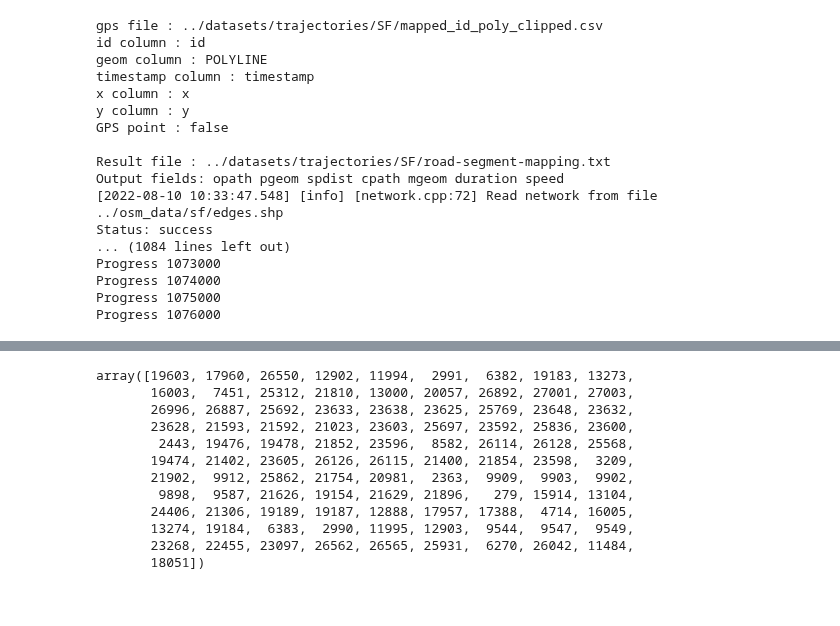
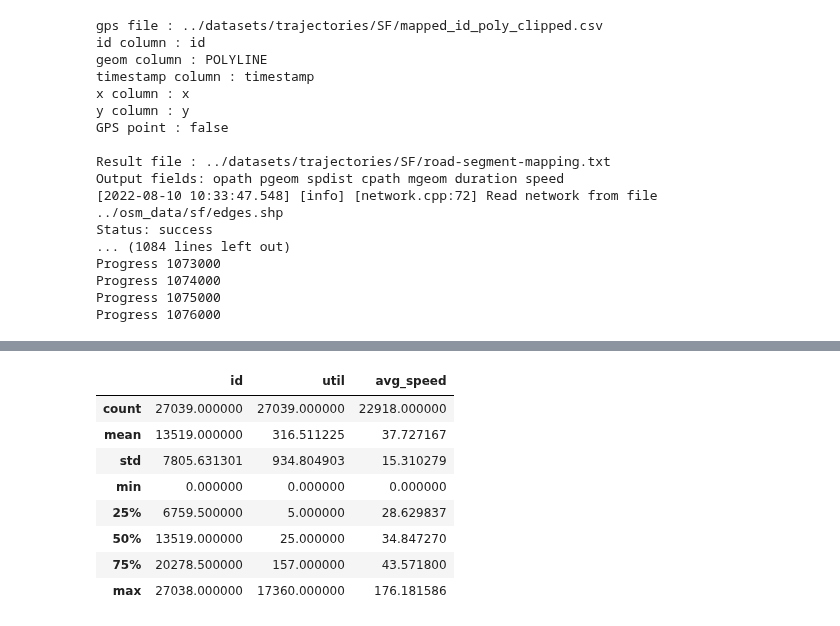
Before and after one commit to SwiftPredator/Trajectory-based-Road-Network-Representation-Learning, a Jupyter notebook: experiments/preprocess_sanfrancisco.ipynb, the cells around one changed output, grey strips where cells are left out. Cells and saved outputs as stored; diff of their text form; code cells hidden in the pictures.

```diff
--- a/experiments/preprocess_sanfrancisco.ipynb
+++ b/experiments/preprocess_sanfrancisco.ipynb
@@ -204,17 +199,7 @@ min           2.000000
 max       31286.000000
 Name: travel_time, dtype: float64
-# %%
-dft.iloc[dft["travel_time"].argmax()]["seg_seq"]
-# %% [output]
-array([19603, 17960, 26550, 12902, 11994,  2991,  6382, 19183, 13273,
-       16003,  7451, 25312, 21810, 13000, 20057, 26892, 27001, 27003,
-       26996, 26887, 25692, 23633, 23638, 23625, 25769, 23648, 23632,
-       23628, 21593, 21592, 21023, 23603, 25697, 23592, 25836, 23600,
-        2443, 19476, 19478, 21852, 23596,  8582, 26114, 26128, 25568,
-       19474, 21402, 23605, 26126, 26115, 21400, 21854, 23598,  3209,
-       21902,  9912, 25862, 21754, 20981,  2363,  9909,  9903,  9902,
-        9898,  9587, 21626, 19154, 21629, 21896,   279, 15914, 13104,
-       24406, 21306, 19189, 19187, 12888, 17957, 17388,  4714, 16005,
-       13274, 19184,  6383,  2990, 11995, 12903,  9544,  9547,  9549,
-       23268, 22455, 23097, 26562, 26565, 25931,  6270, 26042, 11484,
-       18051])
+# %%
+"""
+Generate traj features
+"""
+features = traj.generate_speed_features(network)
@@ -220,0 +208,12 @@ array([19603, 17960, 26550, 12902, 11994,  2991,  6382, 19183, 13273,
+# %%
+features.describe()
+# %% [output]
+|  | id | util | avg_speed |
+| count | 27039.000000 | 27039.000000 | 22918.000000 |
+| mean | 13519.000000 | 316.511225 | 37.727167 |
+| std | 7805.631301 | 934.804903 | 15.310279 |
+| min | 0.000000 | 0.000000 | 0.000000 |
+| 25% | 6759.500000 | 5.000000 | 28.629837 |
+| 50% | 13519.000000 | 25.000000 | 34.847270 |
+| 75% | 20278.500000 | 157.000000 | 43.571800 |
+| max | 27038.000000 | 17360.000000 | 176.181586 |
```
Also changed, not shown: parts of 7 cells of this notebook, 26 other files.
